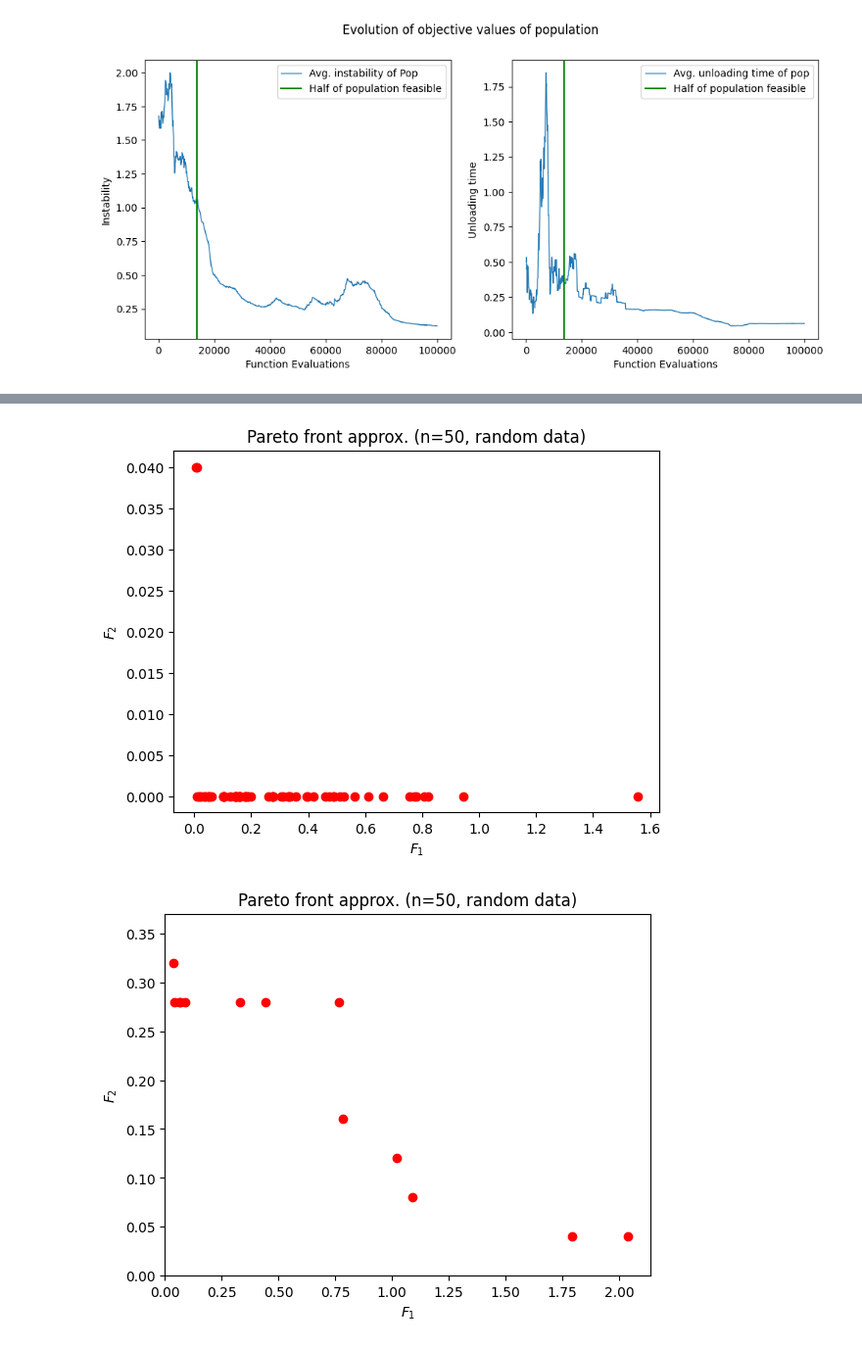
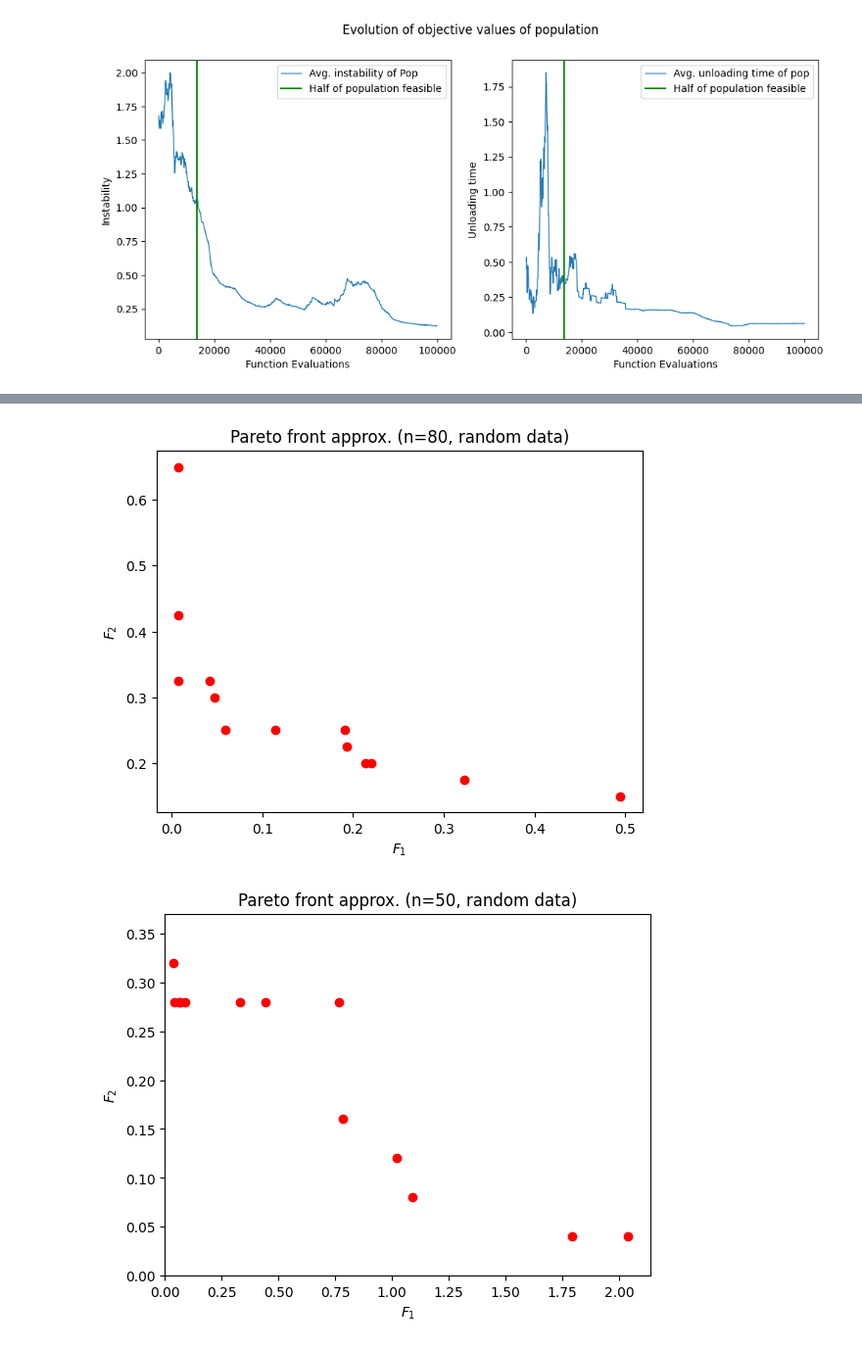
Before and after one commit to boomerr1/container-optimization, a Jupyter notebook: CargoOptimizationPymoo.ipynb, the cells around one changed output, grey strips where cells are left out. Shown at 98% size. Cells and saved outputs as stored; diff of their text form; code cells hidden in the pictures.

```diff
--- a/CargoOptimizationPymoo.ipynb
+++ b/CargoOptimizationPymoo.ipynb
@@ -425,10 +429,10 @@ plt.show()
 # %%
 pareto_front = []
-for i in range(50):
+for i in range(100):
 
     res = minimize(problem,
                 method,
-                termination=('n_gen', 2000),
+                termination=('n_gen', 3000),
                 save_history=True
                 )
 
@@ -512,13 +495,13 @@ non_dom_pareto_points2 = keep_efficient(pareto_front_arr2)
 # %%
 plt.scatter(non_dom_pareto_points[:,0], non_dom_pareto_points[:,1], color='red')
 # plt.xlim([0, max(non_dom_pareto_points[:,0])+0.1])
 # plt.ylim([0, max(non_dom_pareto_points[:,1])+0.05])
 plt.xlabel('$F_1$')
 plt.ylabel('$F_2$')
-plt.title('Pareto front approx. (n=50, random data)')
+plt.title('Pareto front approx. (n=80, random data)')
 plt.show()
 # %% [output]
-[figure, old version]
+[figure, new version]
 # %%
 plt.scatter(non_dom_pareto_points2[:,0], non_dom_pareto_points2[:,1], color='red')
 plt.xlim([0, max(non_dom_pareto_points2[:,0])+0.1])
```
Also changed, not shown: parts of 11 cells of this notebook, 1 other file.
